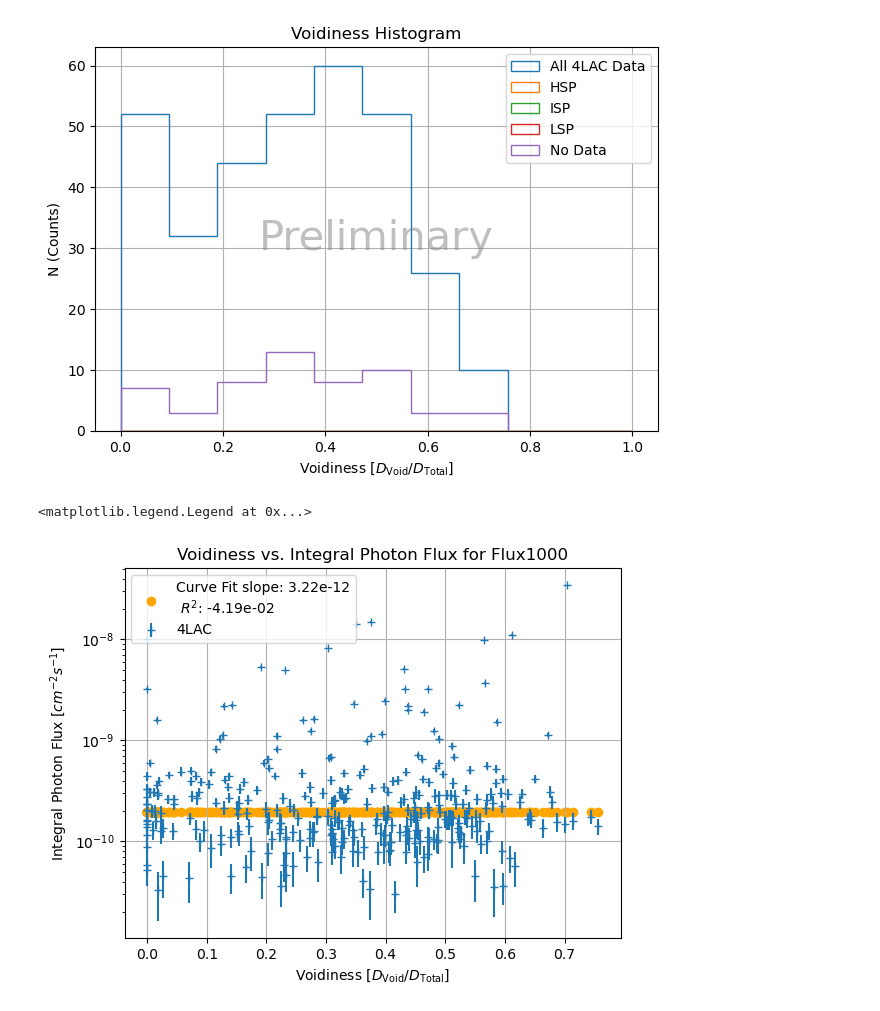
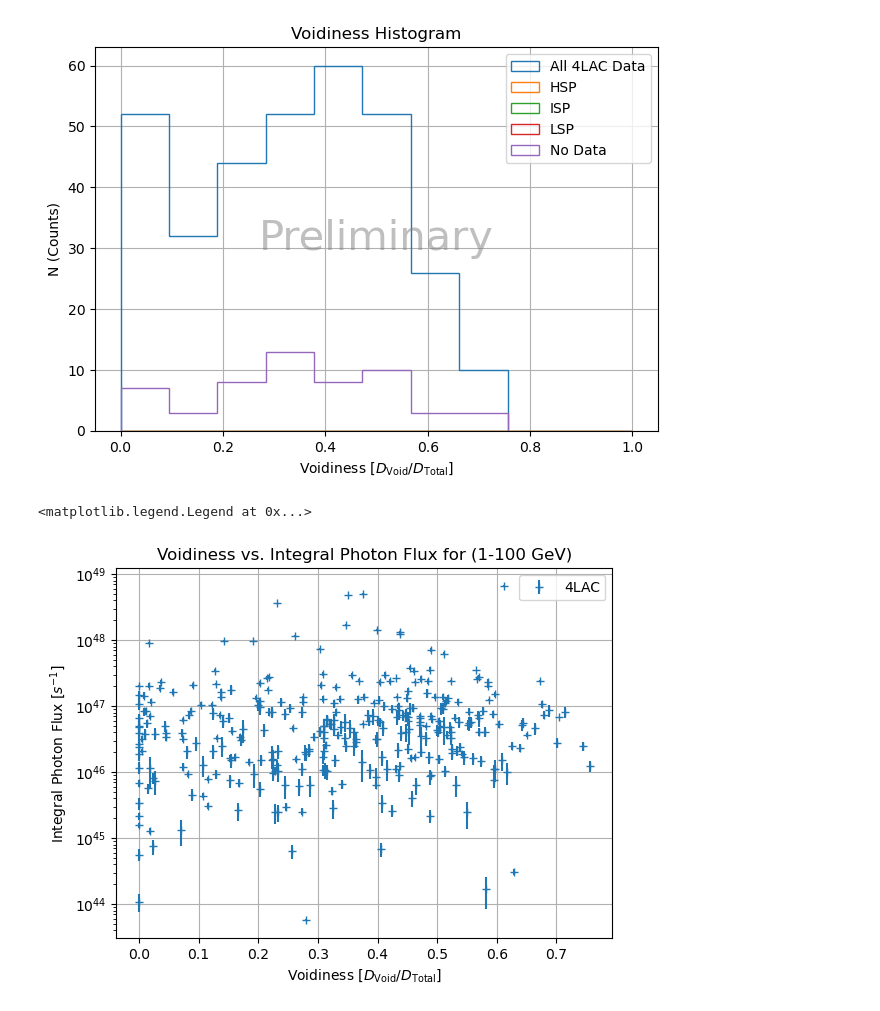
Before and after one commit to Cranberry-Juice/GRS-V, a Jupyter notebook: voidiness_plots.ipynb, the cells around one changed output. Saved outputs shown, nothing was run; the diff lists cells and outputs as text; code cells hidden in the pictures.

```diff
--- a/voidiness_plots.ipynb
+++ b/voidiness_plots.ipynb
@@ -321,41 +309,42 @@ plt.show()
 # %%
-# Curve fit
-# https://faculty1.coloradocollege.edu/~sburns/LinearFitting/SimpleDataFittingWithError.html
-# According to this we should use sigma=True
-from scipy.optimize import curve_fit
-from sklearn.metrics import r2_score
+# # Curve fit
+# # https://faculty1.coloradocollege.edu/~sburns/LinearFitting/SimpleDataFittingWithError.html
+# # According to this we should use sigma=True
+# from scipy.optimize import curve_fit
+# from sklearn.metrics import r2_score
 
-def linear_model(x, a, b):
-    return a * x + b
-
-popt, pcov = curve_fit(linear_model, four_lac.Voidiness, four_lac.Flux1000, sigma=four_lac.Unc_Flux1000)
-slope, intercept = popt
-four_lac['Flux1000_FIT'] = linear_model(np.array(four_lac.Voidiness), slope, intercept)
-stats_data = {'Flux1000_FIT_slope': slope, 'Flux1000_FIT_r2': r2_score(four_lac.Flux1000, four_lac.Flux1000_FIT)}
+# def linear_model(x, a, b):
+#     return a * x + b
 
 
-popt, pcov = curve_fit(linear_model, four_lac.Voidiness, four_lac.Energy_Flux100, sigma=four_lac.Unc_Energy_Flux100)
-slope, intercept = popt
-four_lac['Energy_Flux100_FIT'] = linear_model(np.array(four_lac.Voidiness), slope, intercept)
-stats_data['Energy_Flux100_FIT_slope'] = slope
-stats_data['Energy_Flux100_FIT_r2'] = r2_score(four_lac.Energy_Flux100, four_lac.Energy_Flux100_FIT)
-# GRS ONly
-# """Voidines v. Power Law Index PL_Index
-# Voidiness v. Flux
-# """
-key = "Flux1000"
-plt.errorbar(four_lac.Voidiness, four_lac[key],
-             yerr=four_lac["Unc_"+key],
-             linestyle='',
-             marker='+',
-             label='4LAC')
-plt.scatter(four_lac.Voidiness, four_lac[key+"_FIT"], color='orange', label = f"Curve Fit slope: {stats_data[key + '_FIT_slope']:.2e}\n $R^2$: {stats_data[key + '_FIT_r2']:.2e}")
-plt.yscale('log')
-plt.title(f'Voidiness vs. Integral Photon Flux for {key}')
-plt.xlabel("Voidiness [$D_{\\rm Void}/D_{\\rm Total}$]")
-plt.ylabel("Integral Photon Flux [$cm^{-2} s^{-1}$] ")
-plt.grid()
-plt.legend()
+# popt, pcov = curve_fit(linear_model, four_lac.Voidiness, four_lac.L1000, sigma=four_lac.Unc_L1000)
+# slope, intercept = popt
+# four_lac['L1000_FIT'] = linear_model(np.array(four_lac.Voidiness), slope, intercept)
+# stats_data = {'L1000_FIT_slope': slope, 'L1000_FIT_r2': r2_score(four_lac.L1000, four_lac.L1000_FIT)}
+
+
+# # popt, pcov = curve_fit(linear_model, four_lac.Voidiness, four_lac.Energy_Flux100, sigma=four_lac.Unc_Energy_Flux100)
+# # slope, intercept = popt
+# # four_lac['Energy_Flux100_FIT'] = linear_model(np.array(four_lac.Voidiness), slope, intercept)
+# # stats_data['Energy_Flux100_FIT_slope'] = slope
+# # stats_data['Energy_Flux100_FIT_r2'] = r2_score(four_lac.Energy_Flux100, four_lac.Energy_Flux100_FIT)
+# # GRS ONly
+# # """Voidines v. Power Law Index PL_Index
+# # Voidiness v. Flux
+# # """
+# key = "L1000"
+# plt.errorbar(four_lac.Voidiness, four_lac[key],
+#              yerr=four_lac["Unc_"+key],
+#              linestyle='',
+#              marker='+',
+#              label='4LAC')
+# # plt.scatter(four_lac.Voidiness, four_lac[key+"_FIT"], color='orange', label = f"Curve Fit slope: {stats_data[key + '_FIT_slope']:.2e}\n $R^2$: {stats_data[key + '_FIT_r2']:.2e}")
+# plt.yscale('log')
+# plt.title(f'Voidiness vs. Integral Photon Flux for (1-100 GeV)')
+# plt.xlabel("Voidiness [$D_{\\rm Void}/D_{\\rm Total}$]")
+# plt.ylabel("Integral Photon Flux [$ s^{-1}$] ")
+# plt.grid()
+# plt.legend()
 # %% [output]
 <matplotlib.legend.Legend at 0x...>
-[figure, old version]
+[figure, new version]
```
Also changed, not shown: parts of 17 cells of this notebook, 30 other files.
